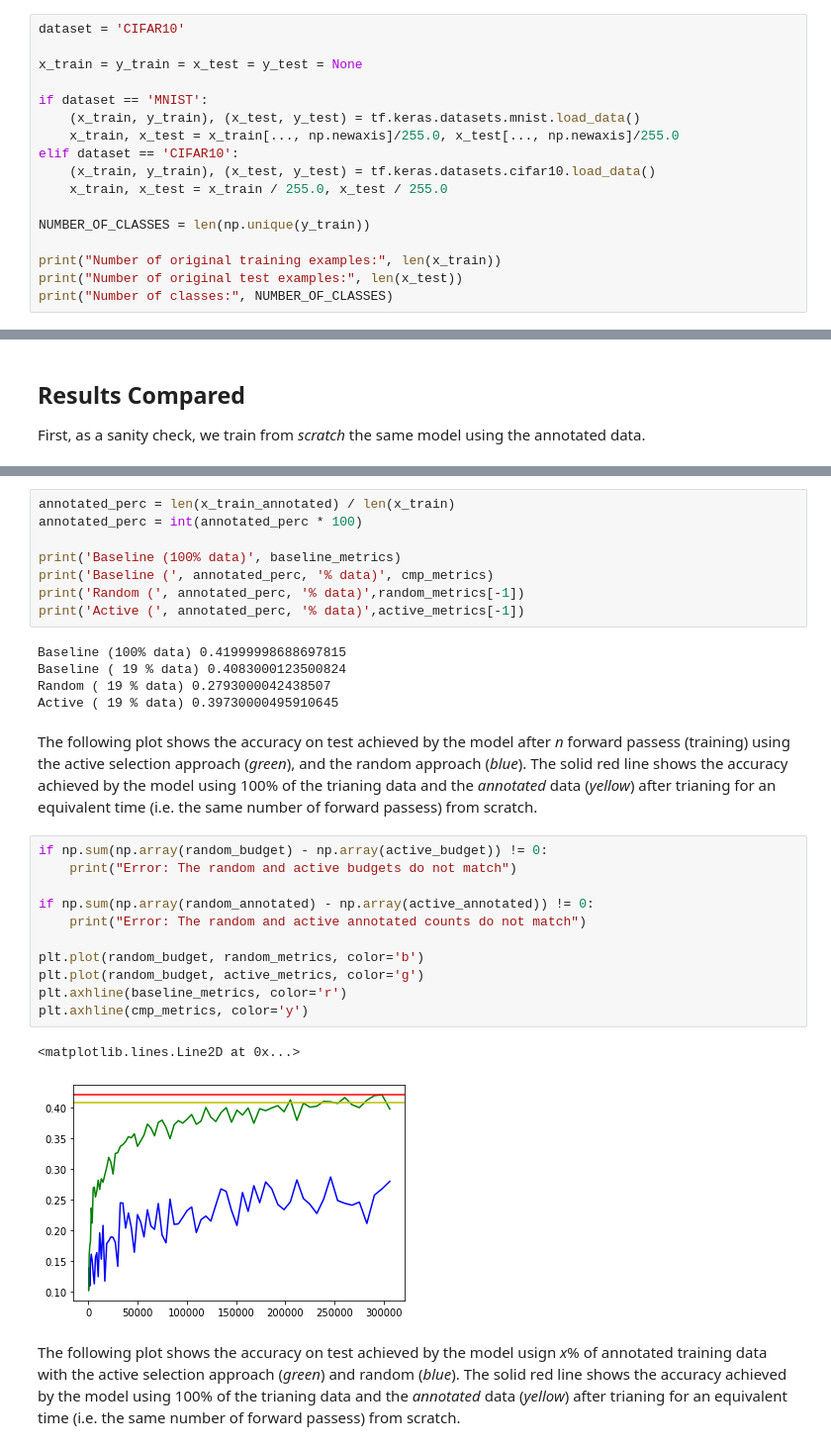
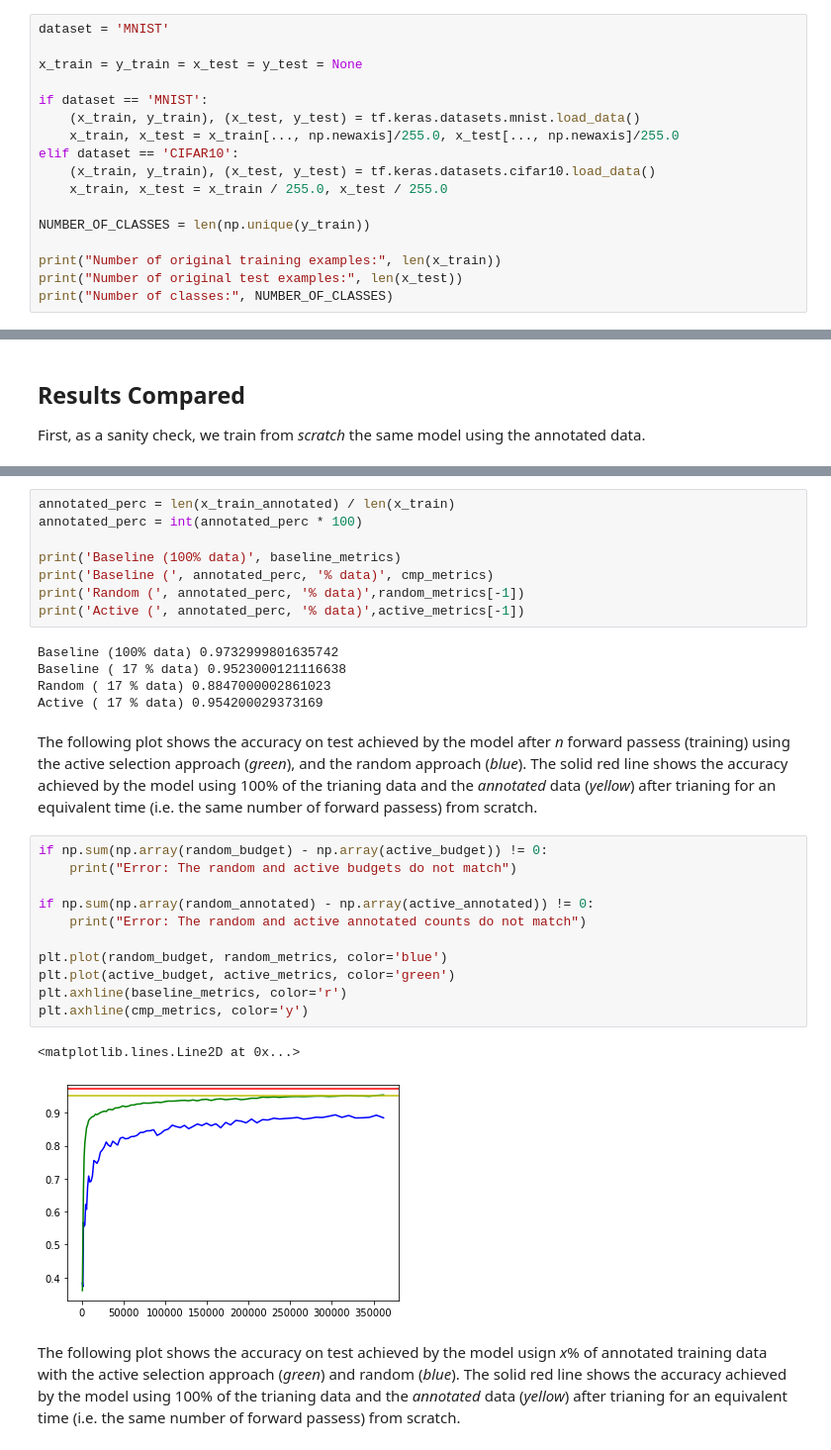
Before and after one commit to smohsinali/active-sampling, a Jupyter notebook: active_poc.ipynb, the cells around one changed output, grey strips where cells are left out. Shown at 99% size. Saved outputs shown, nothing was run; the diff lists cells and outputs as text.

```diff
--- a/active_poc.ipynb
+++ b/active_poc.ipynb
@@ -35,7 +33,7 @@ Failed to import duecredit due to No module named 'duecredit'
 
 MNIST, CIFAR10, LCZ42...
 # %%
-dataset = 'CIFAR10'
+dataset = 'MNIST'
 
 x_train = y_train = x_test = y_test = None
 
@@ -439,26 +430,26 @@ print('Baseline (', annotated_perc, '% data)', cmp_metrics)
 print('Random (', annotated_perc, '% data)',random_metrics[-1])
 print('Active (', annotated_perc, '% data)',active_metrics[-1])
 # %% [output]
-Baseline (100% data) 0.41999998688697815
-Baseline ( 19 % data) 0.4083000123500824
-Random ( 19 % data) 0.2793000042438507
-Active ( 19 % data) 0.39730000495910645
+Baseline (100% data) 0.9732999801635742
+Baseline ( 17 % data) 0.9523000121116638
+Random ( 17 % data) 0.8847000002861023
+Active ( 17 % data) 0.954200029373169
 # %% [markdown]
 The following plot shows the accuracy on test achieved by the model after *n* forward passess (training) using the active selection approach (*green*), and the random approach (*blue*). The solid red line shows the accuracy achieved by the model using 100% of the trianing data and the *annotated* data (*yellow*) after trianing for an equivalent time (i.e. the same number of forward passess) from scratch.
 # %%
 if np.sum(np.array(random_budget) - np.array(active_budget)) != 0:
     print("Error: The random and active budgets do not match")
 
 if np.sum(np.array(random_annotated) - np.array(active_annotated)) != 0:
     print("Error: The random and active annotated counts do not match")
 
-plt.plot(random_budget, random_metrics, color='b')
-plt.plot(random_budget, active_metrics, color='g')
+plt.plot(random_budget, random_metrics, color='blue')
+plt.plot(active_budget, active_metrics, color='green')
 plt.axhline(baseline_metrics, color='r')
 plt.axhline(cmp_metrics, color='y')
 # %% [output]
 <matplotlib.lines.Line2D at 0x...>
-[figure, old version]
+[figure, new version]
 # %% [markdown]
 The following plot shows the accuracy on test achieved by the model usign *x*% of annotated training data with the active selection approach (*green*) and random (*blue*). The solid red line shows the accuracy achieved by the model using 100% of the trianing data and the *annotated* data (*yellow*) after trianing for an equivalent time (i.e. the same number of forward passess) from scratch.
 # %%
```
Also changed, not shown: parts of 23 cells of this notebook, 3 other files.
